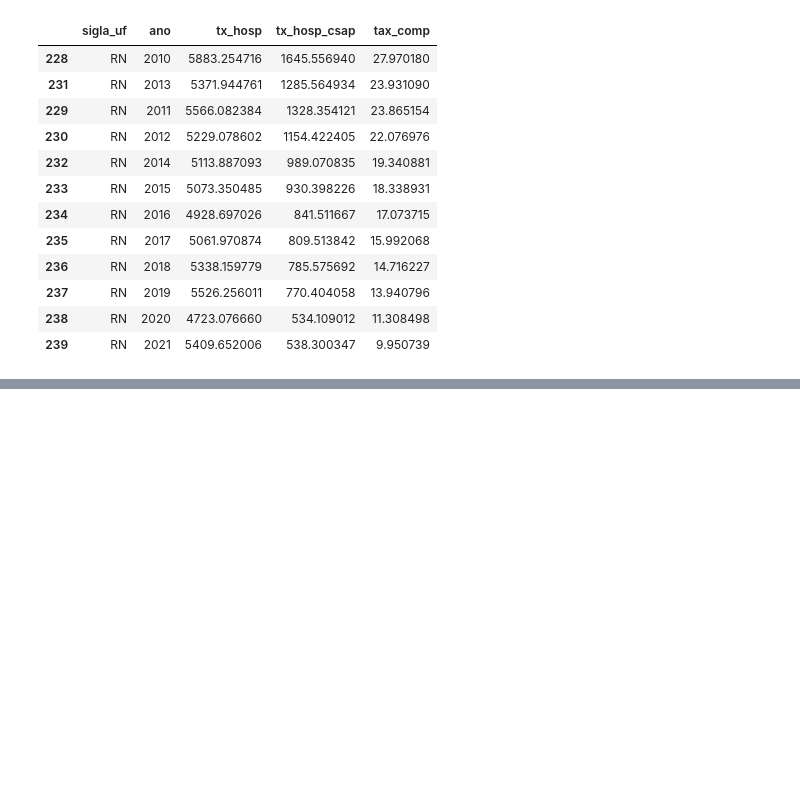
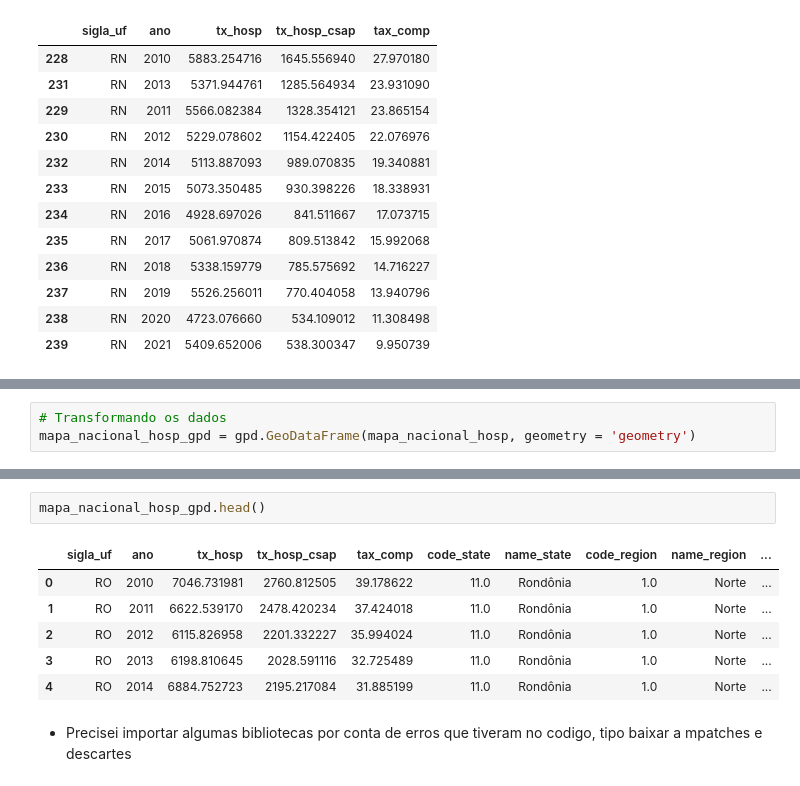
Before and after one commit to CyberBantu/Analise-de-Cobertura-Vacinal, a Jupyter notebook: Analise_Cobertura_Vacinal.ipynb, the cells around one changed output, grey strips where cells are left out. Drawn from its saved outputs; the diff is of its cells as text; blank space fills up the shorter version.

```diff
--- a/Analise_Cobertura_Vacinal.ipynb
+++ b/Analise_Cobertura_Vacinal.ipynb
@@ -666,0 +737,3 @@ TypeError: ignored
+# %%
+# Transformando os dados
+mapa_nacional_hosp_gpd = gpd.GeoDataFrame(mapa_nacional_hosp, geometry = 'geometry')
@@ -666,0 +744,11 @@ TypeError: ignored
+# %%
+mapa_nacional_hosp_gpd.head()
+# %% [output]
+|  | sigla_uf | ano | tx_hosp | tx_hosp_csap | tax_comp | code_state | name_state | code_region | name_region | ... |
+| 0 | RO | 2010 | 7046.731981 | 2760.812505 | 39.178622 | 11.0 | Rondônia | 1.0 | Norte | ... |
+| 1 | RO | 2011 | 6622.539170 | 2478.420234 | 37.424018 | 11.0 | Rondônia | 1.0 | Norte | ... |
+| 2 | RO | 2012 | 6115.826958 | 2201.332227 | 35.994024 | 11.0 | Rondônia | 1.0 | Norte | ... |
+| 3 | RO | 2013 | 6198.810645 | 2028.591116 | 32.725489 | 11.0 | Rondônia | 1.0 | Norte | ... |
+| 4 | RO | 2014 | 6884.752723 | 2195.217084 | 31.885199 | 11.0 | Rondônia | 1.0 | Norte | ... |
+# %% [markdown]
+* Precisei importar algumas bibliotecas por conta de erros que tiveram no codigo, tipo baixar a mpatches e descartes
```
Also changed, not shown: parts of 25 cells of this notebook.
